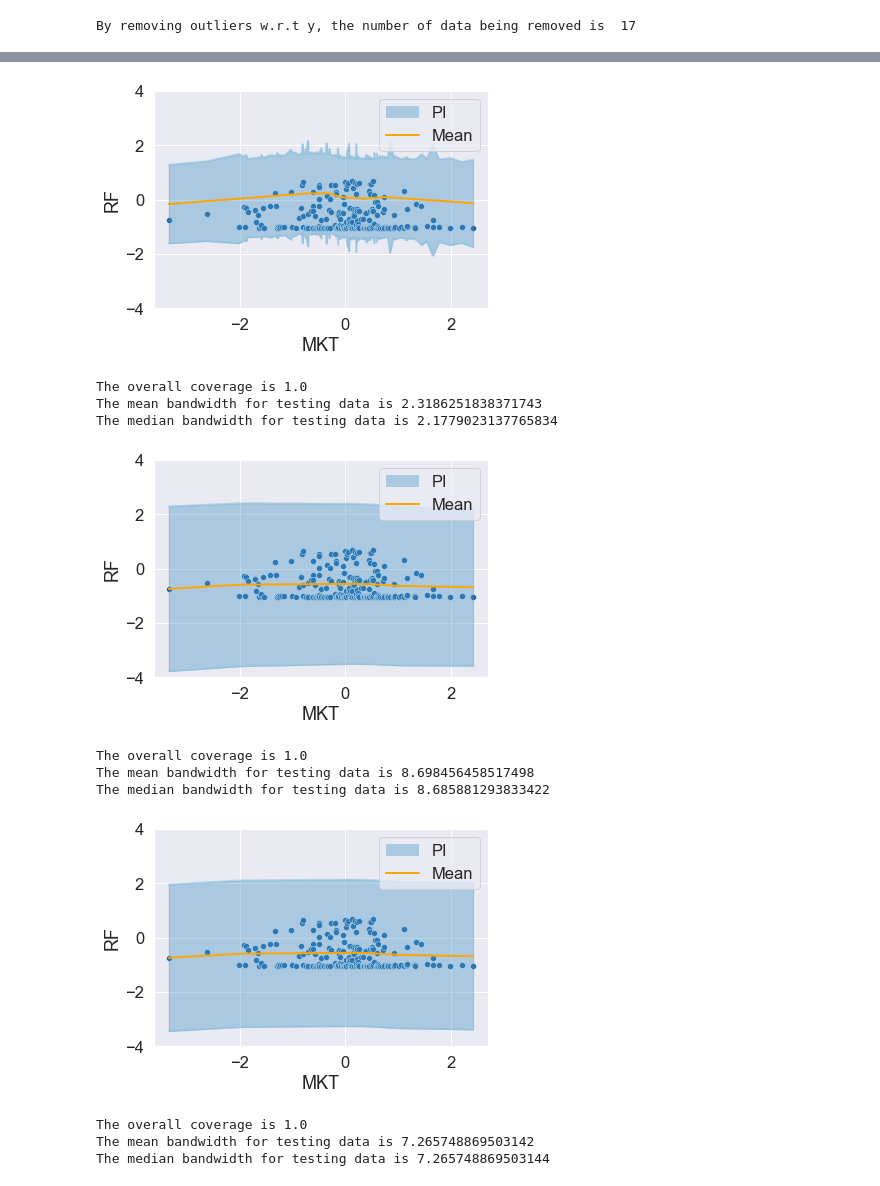
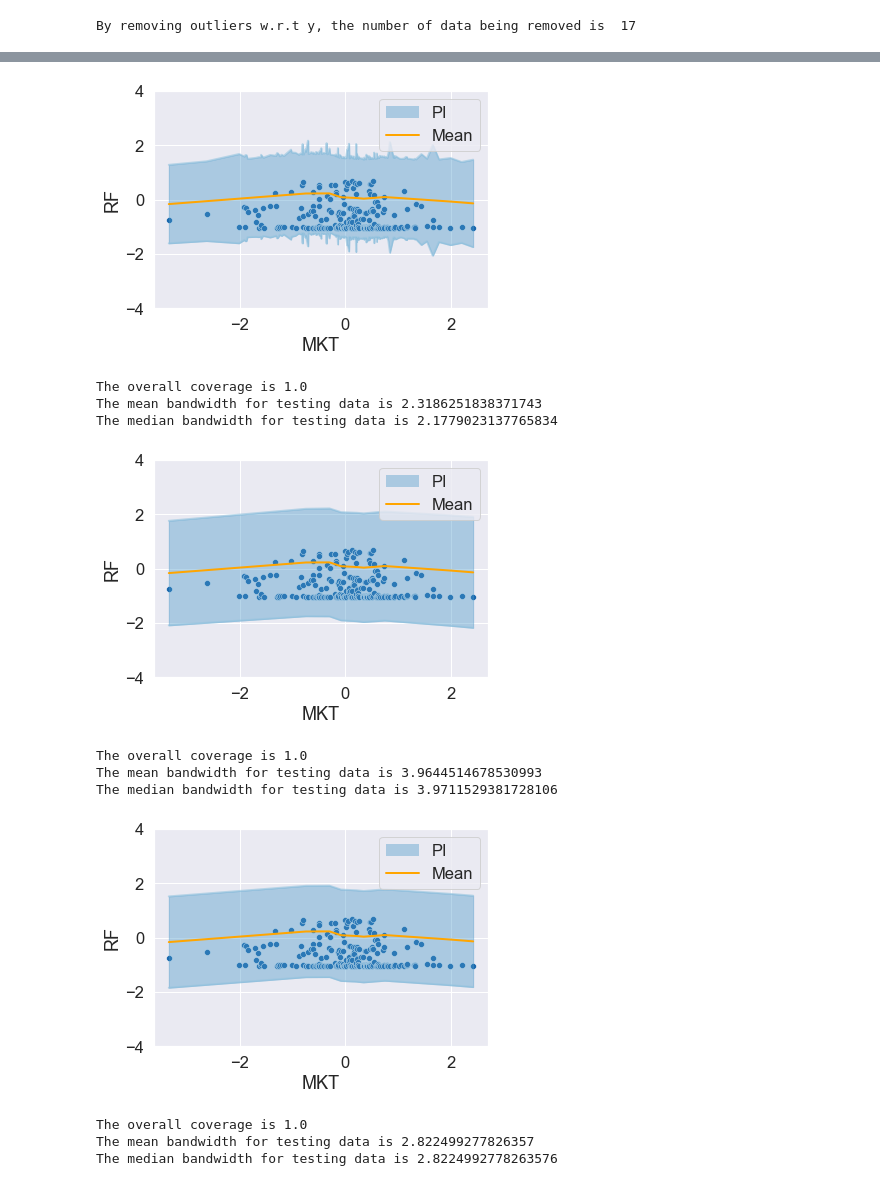
Before and after one commit to JiaweiGe0416/PI, a Jupyter notebook: FFData/FF_Combined.ipynb, the cells around one changed output, grey strips where cells are left out. Cells and saved outputs as stored; diff of their text form; code cells hidden in the pictures.

Commit message:
FFData mean estimate

```diff
--- a/FFData/FF_Combined.ipynb
+++ b/FFData/FF_Combined.ipynb
@@ -459,14 +467,14 @@ index_keep = upper_array & lower_array
 Data = Data[index_keep[:,0].tolist(),:]
 print("By removing outliers w.r.t y, the number of data being removed is ", Y.shape[0]-Data.shape[0])
 
+# np.random.seed(2)
+# np.random.shuffle(Data)
+train_idx = int(Data.shape[0] * 0.8)
+train_data, test_data = np.split(Data, [train_idx])
 
 ########################### UTOPIA #########################
 
 
-# np.random.seed(2)
-# np.random.shuffle(Data)
-train_idx = int(Data.shape[0] * 0.8)
-train_data, test_data = np.split(Data, [train_idx])
 X_pre = train_data[:,0].reshape(-1,1)
 Y_pre = train_data[:,1].reshape(-1,1)
 X_opt = train_data[:,0].reshape(-1,1)
@@ -543,15 +551,15 @@ my_plot(X_t,Y_t,M_t,V_alpha_t,X_axis = X_axis, Y_axis = Y_axis,ylim = [-4,4])
 
 ########################### LQR #########################
 
-lin_idx = int(Data.shape[0] * 0.4)
-quantile_idx = int(Data.shape[0] * 0.8)
-lin_data, quantile_data, test_data = np.split(Data, [lin_idx, quantile_idx])
+# lin_idx = int(Data.shape[0] * 0.4)
+# quantile_idx = int(Data.shape[0] * 0.8)
+# lin_data, quantile_data, test_data = np.split(Data, [lin_idx, quantile_idx])
 
-X_lin = lin_data[:,0].reshape(-1,1)
-Y_lin = lin_data[:,1].reshape(-1,1)
+X_lin = train_data[:,0].reshape(-1,1)
+Y_lin = train_data[:,1].reshape(-1,1)
 y_lin = Y_lin[:,0]
-X_quantile = quantile_data[:,0].reshape(-1,1)
-Y_quantile = quantile_data[:,1].reshape(-1,1)
+X_quantile = train_data[:,0].reshape(-1,1)
+Y_quantile = train_data[:,1].reshape(-1,1)
 X_test = test_data[:,0].reshape(-1,1)
 Y_test = test_data[:,1].reshape(-1,1)
 
@@ -576,16 +584,16 @@ my_plot(X_test,Y_test,M_test,V_test,X_axis = X_axis, Y_axis = Y_axis,ylim=[-4,4]
 
 ########################### SPLIT CF #########################
 
-lin_idx = int(Data.shape[0] * 0.4)
-res_idx = int(Data.shape[0] * 0.8)
-lin_data, res_data, test_data = np.split(Data, [lin_idx, res_idx])
+# lin_idx = int(Data.shape[0] * 0.4)
+# res_idx = int(Data.shape[0] * 0.8)
+# lin_data, res_data, test_data = np.split(Data, [lin_idx, res_idx])
 
 
-X_lin = lin_data[:,0].reshape(-1,1)
-Y_lin = lin_data[:,1].reshape(-1,1)
+X_lin = train_data[:,0].reshape(-1,1)
+Y_lin = train_data[:,1].reshape(-1,1)
 y_lin = Y_lin[:,0]
-X_res = res_data[:,0].reshape(-1,1)
-Y_res = res_data[:,1].reshape(-1,1)
+X_res = train_data[:,0].reshape(-1,1)
+Y_res = train_data[:,1].reshape(-1,1)
 y_res = Y_res[:,0]
 X_test = test_data[:,0].reshape(-1,1)
 Y_test = test_data[:,1].reshape(-1,1)
@@ -596,37 +604,37 @@ est_type = "NN1"
 Y_res_pred, M_test = mean_est_2(est_type,X_lin,Y_lin,X_res,X_test)
 y_res_pred = Y_res_pred[:,0]
 
 # Calculate the conformity scores
 residuals = np.abs(y_res - y_res_pred)
 
 alpha = 0.05  # 95% confidence level
 k = int((1 - alpha) * len(y_lin))
 residuals_sorted = np.sort(residuals)
 threshold = residuals_sorted[k]
 
 # Calculate the prediction interval
 v_test = (threshold**2)*np.ones(len(y_test))
 V_test = v_test.reshape(-1,1)
 
 
 # plot
 my_plot(X_test,Y_test,M_test,V_test,X_axis = X_axis, Y_axis = Y_axis,ylim = [-4,4])
 # %% [output]
 By removing outliers w.r.t y, the number of data being removed is  17
 Users of the modes 'nearest', 'lower', 'higher', or 'midpoint' are encouraged to review the method they used. (Deprecated NumPy 1.22)
   Q1 = np.percentile(Y, 25, interpolation = 'midpoint')
 Users of the modes 'nearest', 'lower', 'higher', or 'midpoint' are encouraged to review the method they used. (Deprecated NumPy 1.22)
   Q3 = np.percentile(Y, 75, interpolation = 'midpoint')
 [figure]
 [figure]
 The overall coverage is 1.0
 The mean bandwidth for testing data is 2.3186251838371743
 The median bandwidth for testing data is 2.1779023137765834
-[figure, old version]
+[figure, new version]
 The overall coverage is 1.0
-The mean bandwidth for testing data is 8.698456458517498
-The median bandwidth for testing data is 8.685881293833422
+The mean bandwidth for testing data is 3.9644514678530993
+The median bandwidth for testing data is 3.9711529381728106
-[figure, old version]
+[figure, new version]
 The overall coverage is 1.0
-The mean bandwidth for testing data is 7.265748869503142
-The median bandwidth for testing data is 7.265748869503144
+The mean bandwidth for testing data is 2.822499277826357
+The median bandwidth for testing data is 2.8224992778263576
```
Also changed, not shown: parts of 2 cells of this notebook, 2 other files.
